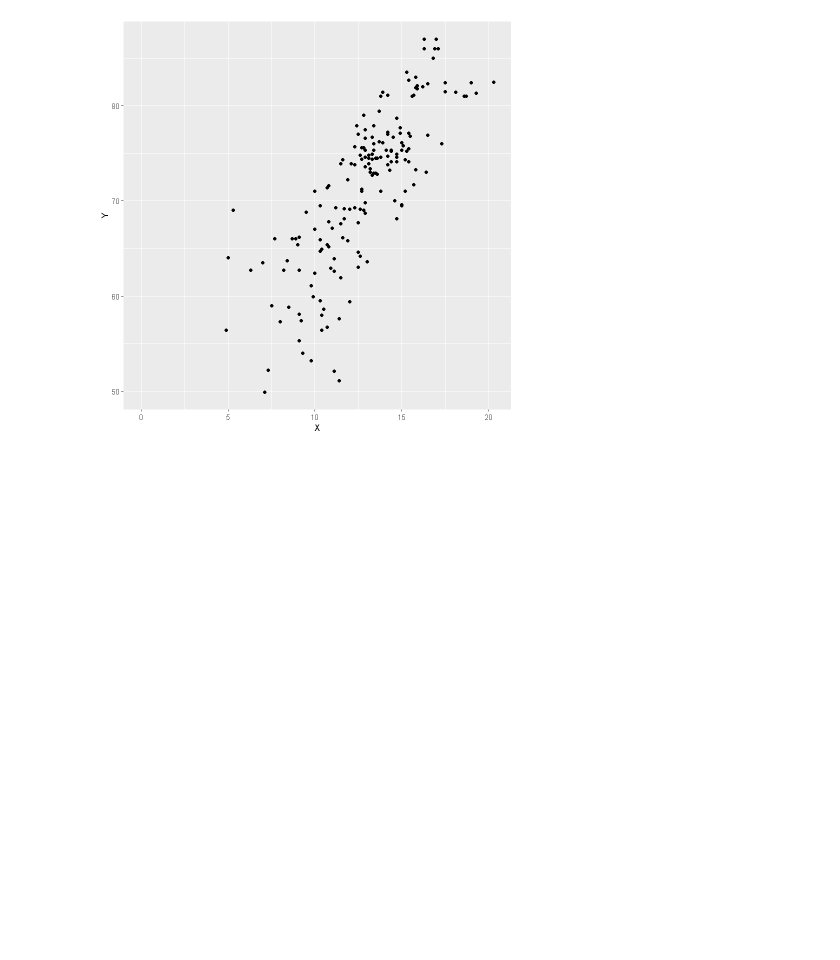
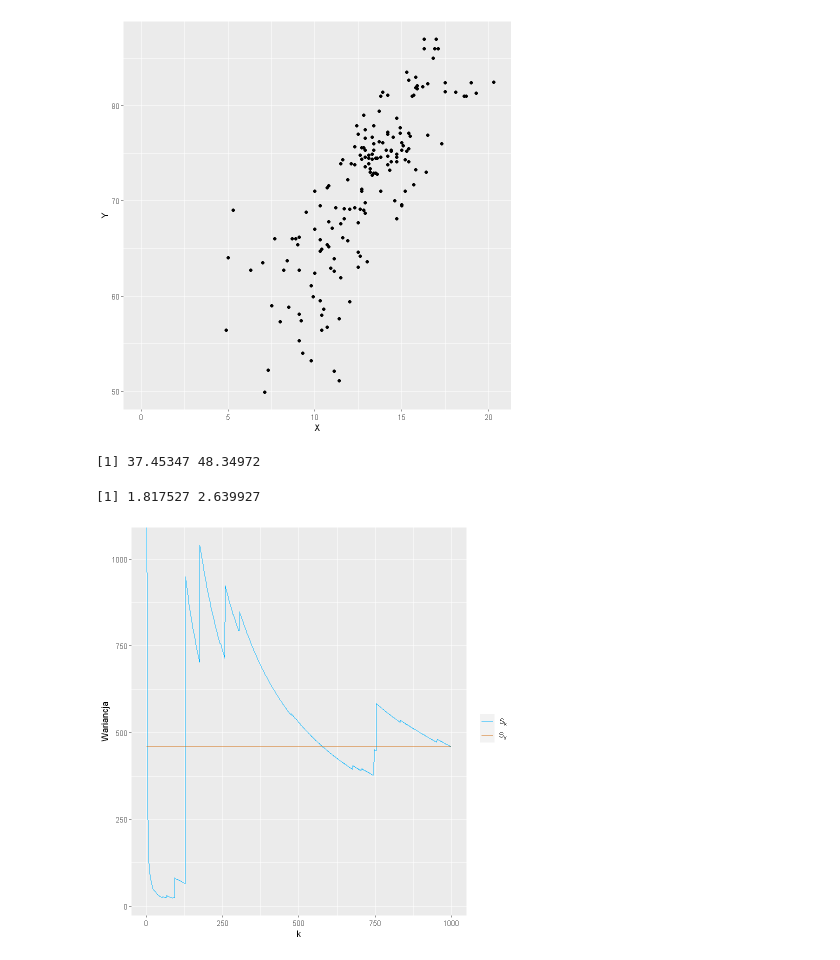
Before and after one commit to HalasTomasz/Kaszcz, a Jupyter notebook: Raport/Malec.ipynb, the cells around one changed output. Saved outputs shown, nothing was run; the diff lists cells and outputs as text; code cells hidden in the pictures; blank space fills up the shorter version.

```diff
--- a/Raport/Malec.ipynb
+++ b/Raport/Malec.ipynb
@@ -330,3 +330,36 @@ analysis(data_$schooling, data_$life_expectancy)
 Warning message:
 "Removed 20 rows containing missing values (`geom_point()`)."
 [figure]
+# %%
+  n = length(Y)
+  S = sqrt(sum((Y - mean(Y))^2)/(n-2))
+  alpha = 0.05
+  varb0 = S * sqrt(1/n + mean(X)^2/sum((X-mean(X))^2))
+  bLeft = b - qt(1-alpha/2, df=n-2)*varb0
+  bRight = b + qt(1-alpha/2, df=n-2)*varb0
+  c(bLeft, bRight)
+
+  varb1 = S * sqrt(1/sum((X-mean(X))^2))
+  aLeft = a - qt(1-alpha/2, df=n-2)*varb1
+  aRight = a + qt(1-alpha/2, df=n-2)*varb1
+  c(aLeft, aRight)
+# %% [output]
+[1] 37.45347 48.34972
+[1] 1.817527 2.639927
+# %%
+n <- 1000
+#Xt <- rnorm(n, 0, sqrt(10))
+Xt <- rcauchy(n, 0, 1)
+varE <- c()
+for (i in 2:n) {
+    varE <- append(varE, sum(Xt[1:i]^2) / (i - 2))
+}
+ggplot() +
+  geom_line(aes(2:n, varE, col='a')) +
+  geom_line(aes(2:n, var(Xt), col='b')) +
+  scale_color_manual(labels=c(TeX("$S_k$"), TeX("$S_y$")), values=c('#00b3ff', "#d36f12")) +
+  labs(col="") +
+  xlab(TeX("$k$")) +
+  ylab("Wariancja")
+# %% [output]
+[figure, added]
```
Also changed, not shown: 1 other file.
